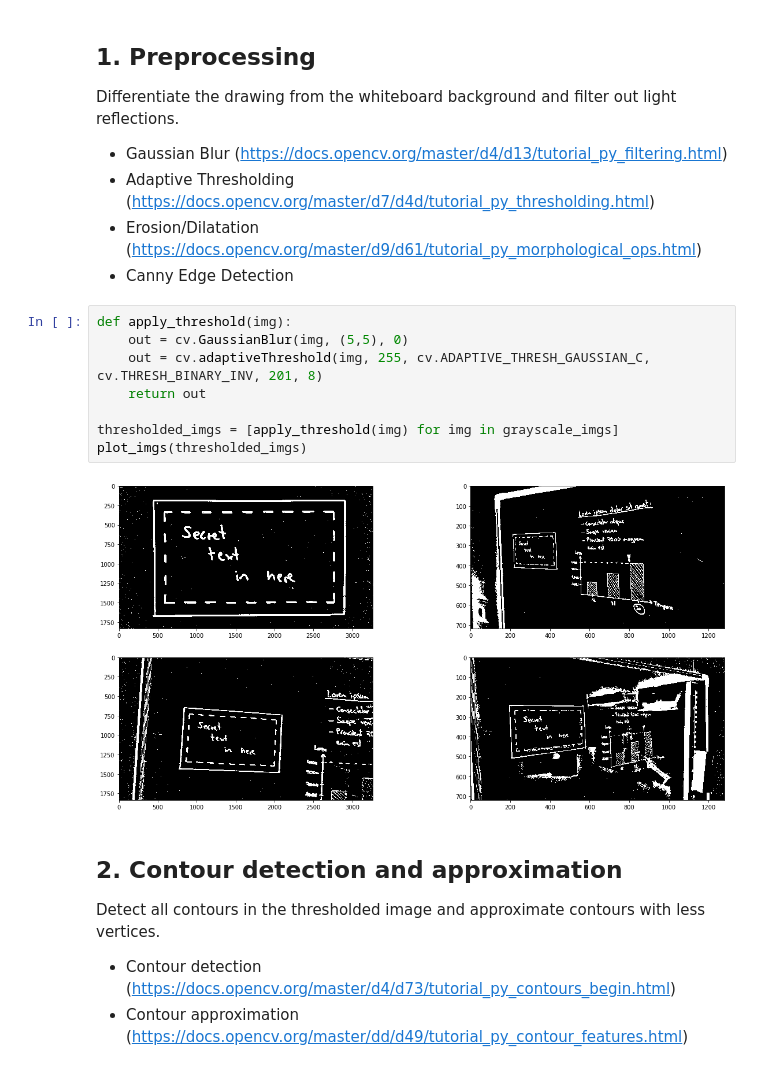
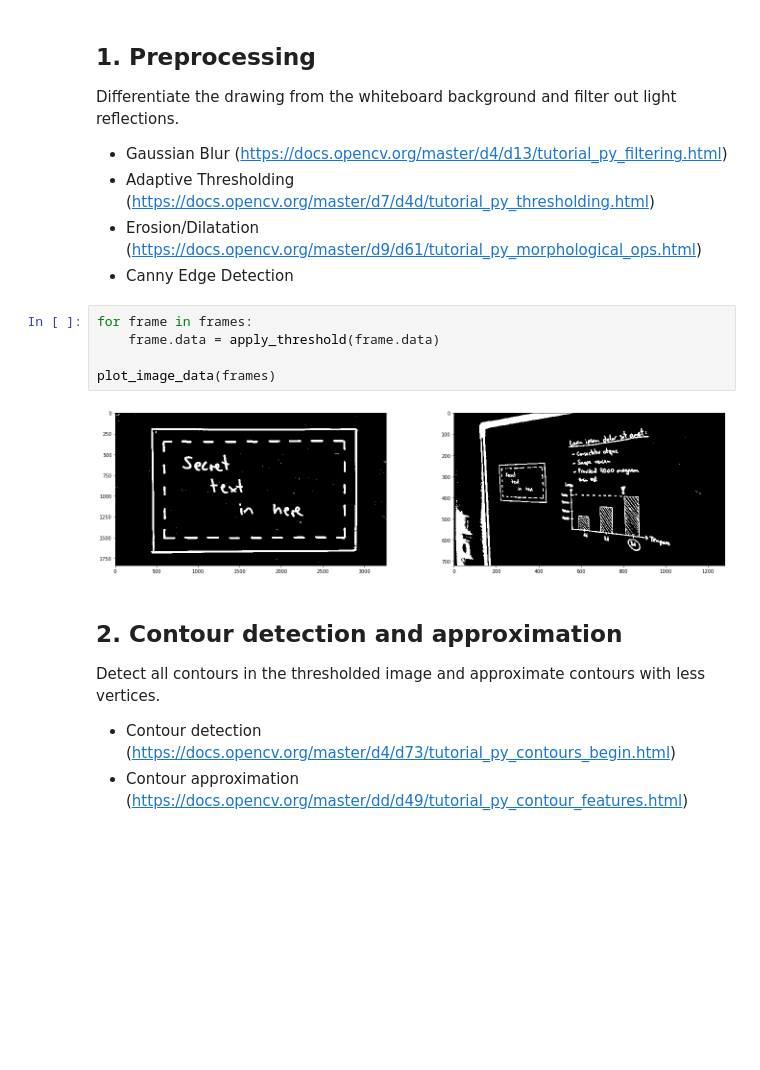
Before and after one commit to uol-mediaprocessing-201920/group-projects-secret-whiteboard, a Jupyter notebook: main_secret_whiteboard.ipynb, the cells around one changed output. Cells and saved outputs as stored; diff of their text form; blank space fills up the shorter version.

```diff
--- a/main_secret_whiteboard.ipynb
+++ b/main_secret_whiteboard.ipynb
@@ -96,16 +211,13 @@ Differentiate the drawing from the whiteboard background and filter out light re
 - Adaptive Thresholding (https://docs.opencv.org/master/d7/d4d/tutorial_py_thresholding.html)
 - Erosion/Dilatation (https://docs.opencv.org/master/d9/d61/tutorial_py_morphological_ops.html)
 - Canny Edge Detection
-# %%
-def apply_threshold(img):
-    out = cv.GaussianBlur(img, (5,5), 0)
-    out = cv.adaptiveThreshold(img, 255, cv.ADAPTIVE_THRESH_GAUSSIAN_C, cv.THRESH_BINARY_INV, 201, 8)
-    return out
-
-thresholded_imgs = [apply_threshold(img) for img in grayscale_imgs]
-plot_imgs(thresholded_imgs)
-# %% [output]
-[figure, removed]
+# %%
+for frame in frames:
+    frame.data = apply_threshold(frame.data)
+
+plot_image_data(frames)
+# %% [output]
+[figure, added]
 # %% [markdown]
 ## 2. Contour detection and approximation
 Detect all contours in the thresholded image and approximate contours with less vertices.
```
Also changed, not shown: parts of 17 cells of this notebook.
